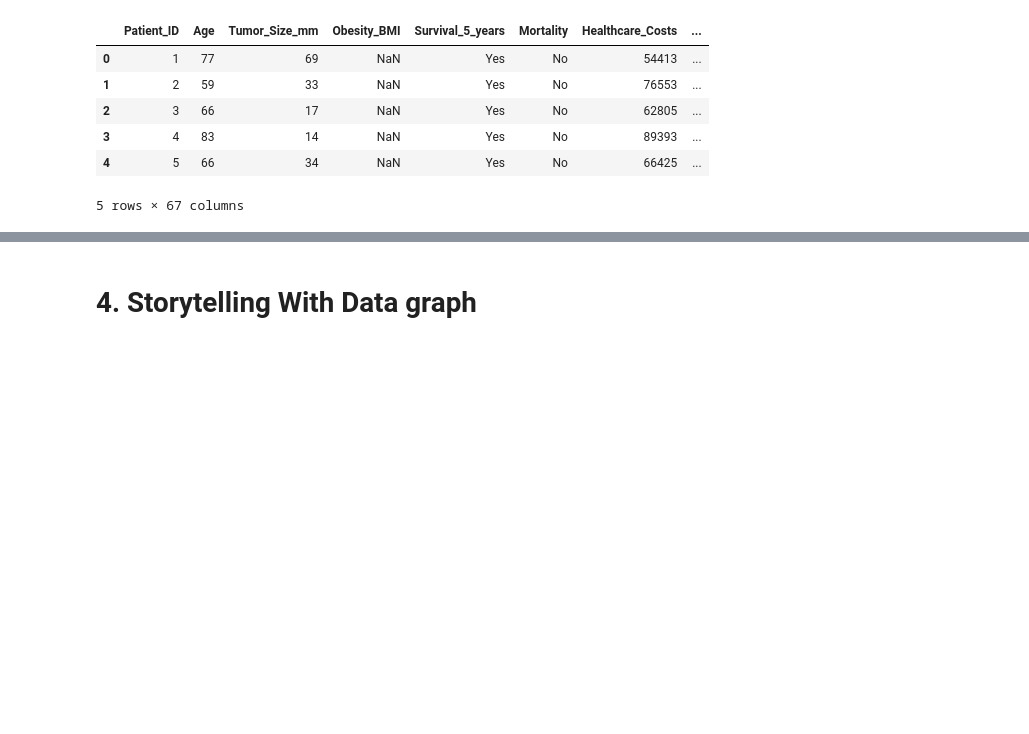
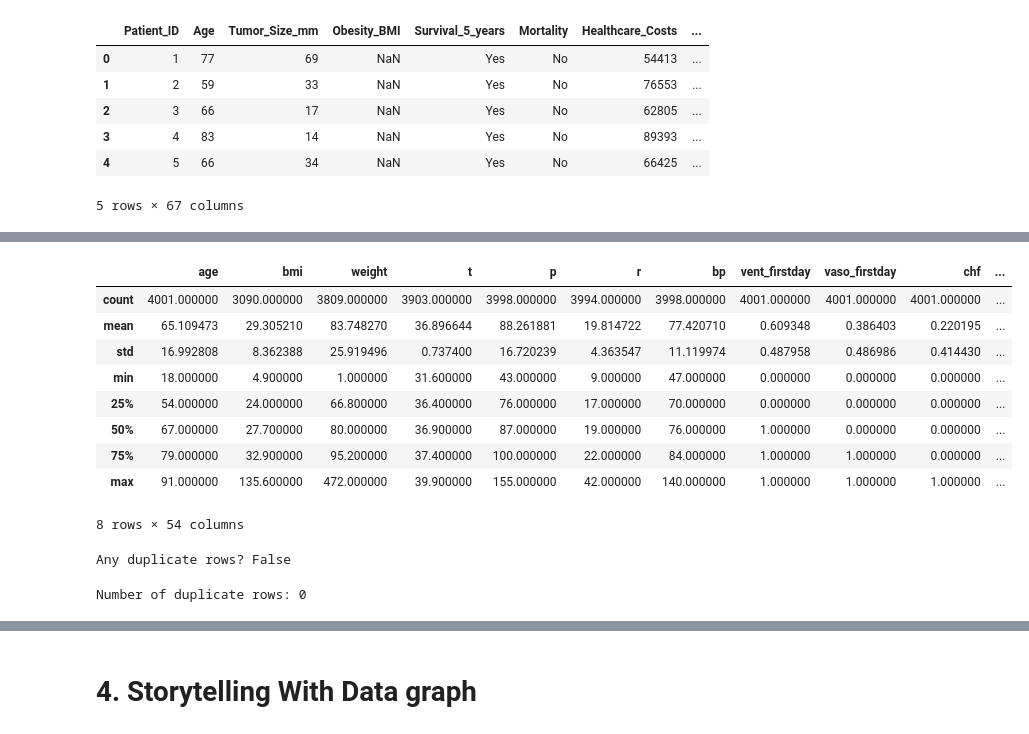
Before and after one commit to muathdb/OMDS-Week2-Abusamreh-Muath-, a Jupyter notebook: Week2.ipynb, the cells around one changed output, grey strips where cells are left out. Drawn from its saved outputs; the diff is of its cells as text; code cells hidden in the pictures; blank space fills up the shorter version.

Commit message:
Week2 F

```diff
--- a/Week2.ipynb
+++ b/Week2.ipynb
@@ -244,0 +453,3 @@ Yes the data is usable because it is well-suited for analysis and machine learni
+# %%
+url = "https://raw.githubusercontent.com/muathdb/OMDS-Week2-Abusamreh-Muath-/refs/heads/main/Acute%20Kidney.csv"
+df2 = pd.read_csv(url)
@@ -244,0 +486,23 @@ Yes the data is usable because it is well-suited for analysis and machine learni
+# %%
+df2.describe()
+# %% [output]
+|  | age | bmi | weight | t | p | r | bp | vent_firstday | vaso_firstday | chf | ... |
+| count | 4001.000000 | 3090.000000 | 3809.000000 | 3903.000000 | 3998.000000 | 3994.000000 | 3998.000000 | 4001.000000 | 4001.000000 | 4001.000000 | ... |
+| mean | 65.109473 | 29.305210 | 83.748270 | 36.896644 | 88.261881 | 19.814722 | 77.420710 | 0.609348 | 0.386403 | 0.220195 | ... |
+| std | 16.992808 | 8.362388 | 25.919496 | 0.737400 | 16.720239 | 4.363547 | 11.119974 | 0.487958 | 0.486986 | 0.414430 | ... |
+| min | 18.000000 | 4.900000 | 1.000000 | 31.600000 | 43.000000 | 9.000000 | 47.000000 | 0.000000 | 0.000000 | 0.000000 | ... |
+| 25% | 54.000000 | 24.000000 | 66.800000 | 36.400000 | 76.000000 | 17.000000 | 70.000000 | 0.000000 | 0.000000 | 0.000000 | ... |
+| 50% | 67.000000 | 27.700000 | 80.000000 | 36.900000 | 87.000000 | 19.000000 | 76.000000 | 1.000000 | 0.000000 | 0.000000 | ... |
+| 75% | 79.000000 | 32.900000 | 95.200000 | 37.400000 | 100.000000 | 22.000000 | 84.000000 | 1.000000 | 1.000000 | 0.000000 | ... |
+| max | 91.000000 | 135.600000 | 472.000000 | 39.900000 | 155.000000 | 42.000000 | 140.000000 | 1.000000 | 1.000000 | 1.000000 | ... |
+8 rows × 54 columns
+# %%
+duplicates_exist = df2.duplicated().any()
+print("Any duplicate rows?", duplicates_exist)
+# %% [output]
+Any duplicate rows? False
+# %%
+num_duplicates = df2.duplicated().sum()
+print("Number of duplicate rows:", num_duplicates)
+# %% [output]
+Number of duplicate rows: 0
```
Also changed, not shown: parts of 23 cells of this notebook.
